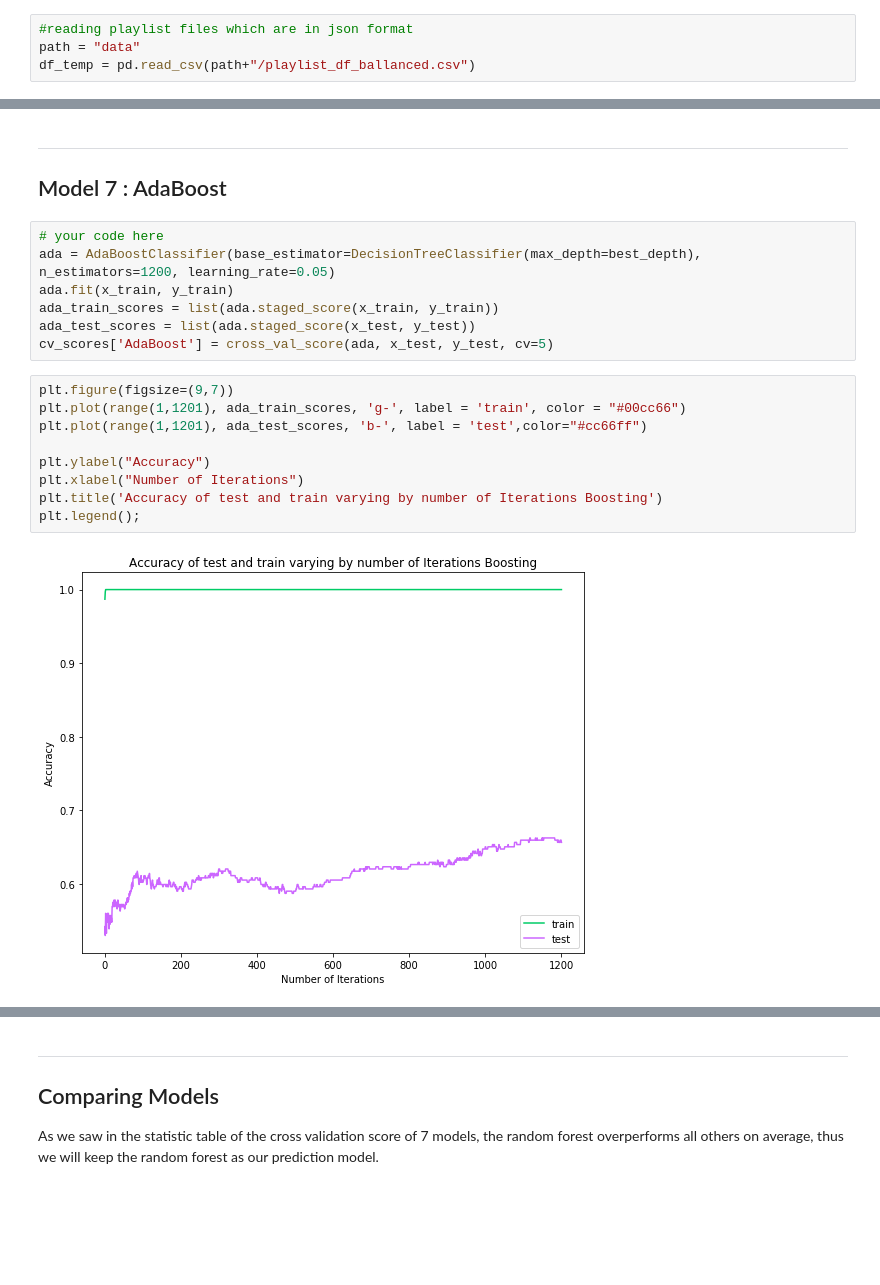
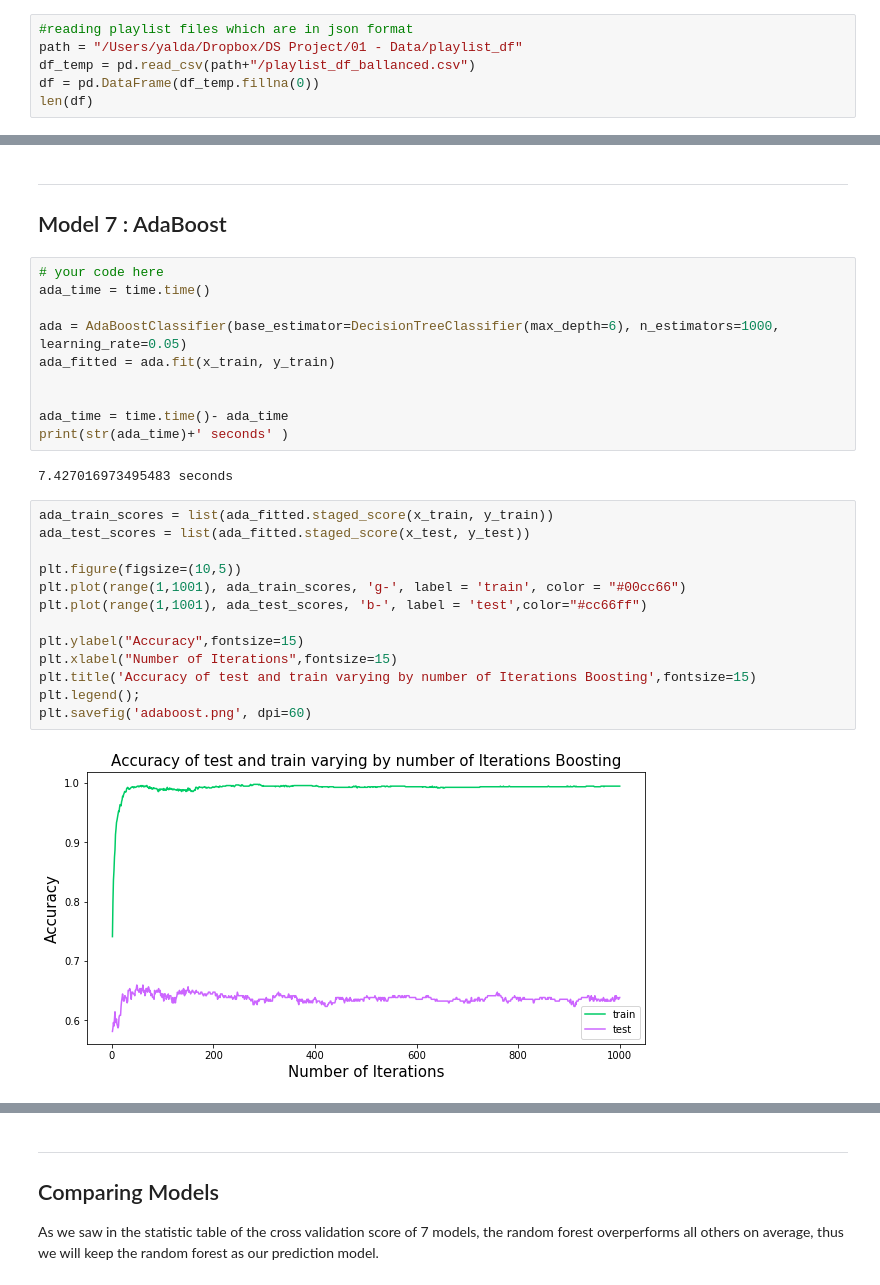
Before and after one commit to YaldaAmini/DS_Project_group54, a Jupyter notebook: notebooks/model_v02.ipynb, the cells around one changed output, grey strips where cells are left out. Saved outputs shown, nothing was run; the diff lists cells and outputs as text; blank space fills up the shorter version.

```diff
--- a/notebooks/model_v02.ipynb
+++ b/notebooks/model_v02.ipynb
@@ -31,5 +32,7 @@ import recommend_songs_set as recs #function list created for song recommendatio
 import spotify_api_function_set as sps
 # %%
 #reading playlist files which are in json format
-path = "data"
+path = "/Users/yalda/Dropbox/DS Project/01 - Data/playlist_df"
 df_temp = pd.read_csv(path+"/playlist_df_ballanced.csv")
+df = pd.DataFrame(df_temp.fillna(0))
+len(df)
@@ -153,19 +227,28 @@ The Random Forest scored 0.693 on the test set.
 ## Model 7 : AdaBoost
 # %%
 # your code here
-ada = AdaBoostClassifier(base_estimator=DecisionTreeClassifier(max_depth=best_depth), n_estimators=1200, learning_rate=0.05)
-ada.fit(x_train, y_train)
-ada_train_scores = list(ada.staged_score(x_train, y_train))
-ada_test_scores = list(ada.staged_score(x_test, y_test))
-cv_scores['AdaBoost'] = cross_val_score(ada, x_test, y_test, cv=5)
+ada_time = time.time()
+
+ada = AdaBoostClassifier(base_estimator=DecisionTreeClassifier(max_depth=6), n_estimators=1000, learning_rate=0.05)
+ada_fitted = ada.fit(x_train, y_train)
+
+
+ada_time = time.time()- ada_time
+print(str(ada_time)+' seconds' )
+# %% [output]
+7.427016973495483 seconds
 # %%
-plt.figure(figsize=(9,7))
-plt.plot(range(1,1201), ada_train_scores, 'g-', label = 'train', color = "#00cc66")
-plt.plot(range(1,1201), ada_test_scores, 'b-', label = 'test',color="#cc66ff")
+ada_train_scores = list(ada_fitted.staged_score(x_train, y_train))
+ada_test_scores = list(ada_fitted.staged_score(x_test, y_test))
 
-plt.ylabel("Accuracy")
-plt.xlabel("Number of Iterations")
-plt.title('Accuracy of test and train varying by number of Iterations Boosting')
+plt.figure(figsize=(10,5))
+plt.plot(range(1,1001), ada_train_scores, 'g-', label = 'train', color = "#00cc66")
+plt.plot(range(1,1001), ada_test_scores, 'b-', label = 'test',color="#cc66ff")
+
+plt.ylabel("Accuracy",fontsize=15)
+plt.xlabel("Number of Iterations",fontsize=15)
+plt.title('Accuracy of test and train varying by number of Iterations Boosting',fontsize=15)
 plt.legend();
+plt.savefig('adaboost.png', dpi=60)
 # %% [output]
-[figure, old version]
+[figure, new version]
```
Also changed, not shown: parts of 27 cells of this notebook, 24 other files.
